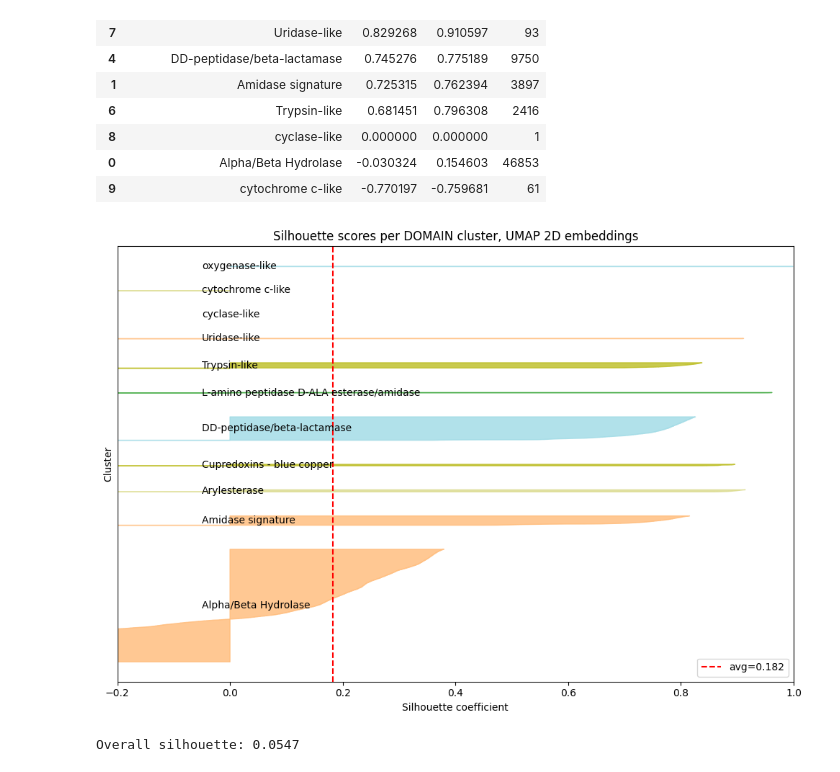
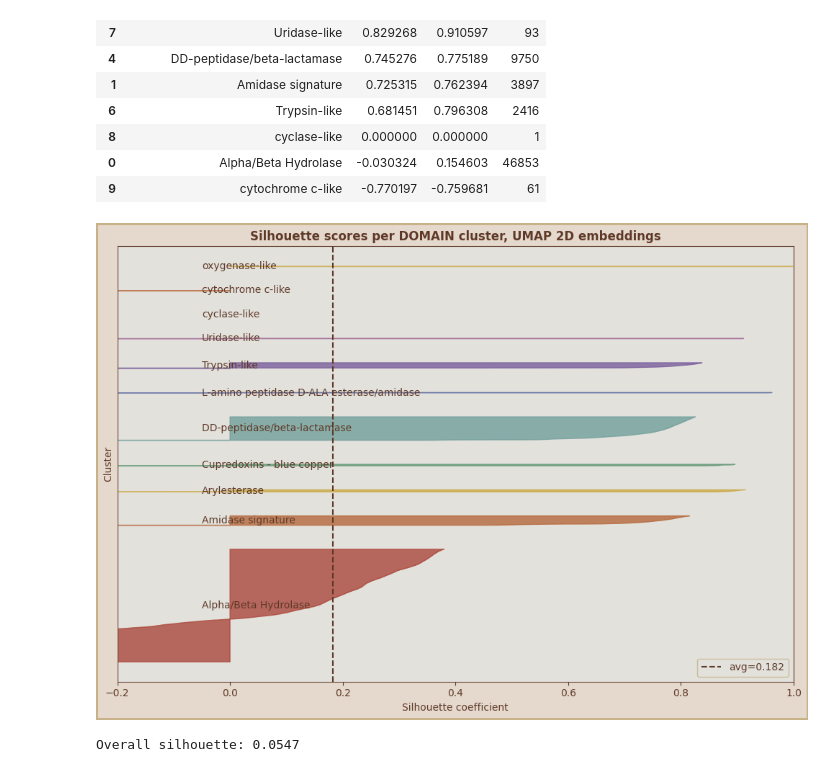
Before and after one commit to petadex/igem-toronto, a Jupyter notebook: resources/260324_issue51_clusterquantification/cluster_quantification.ipynb, the cells around one changed output. Cells and saved outputs as stored; diff of their text form; code cells hidden in the pictures.

Commit message:
styled plots to match wiki

```diff
--- a/resources/260324_issue51_clusterquantification/cluster_quantification.ipynb
+++ b/resources/260324_issue51_clusterquantification/cluster_quantification.ipynb
@@ -82,13 +106,15 @@ Overall silhouette: 0.0315
 # %%
 unique_clusters = np.unique(labels)
 fig, ax = plt.subplots(figsize=(10, 7))
+fig.patch.set_edgecolor(OUTLINE)
+fig.patch.set_linewidth(4)
 y_lower = 10
-for cluster in unique_clusters:
+for i, cluster in enumerate(unique_clusters):
     vals = np.sort(sample_sil[labels == cluster])
     size = vals.shape[0]
     y_upper = y_lower + size
 
-    color = plt.cm.tab20(hash(cluster) % 20)
+    color = ACCENTS[i % len(ACCENTS)]
     ax.fill_betweenx(
         np.arange(y_lower, y_upper),
         0, vals,
@@ -97,13 +123,15 @@ for cluster in unique_clusters:
     ax.text(-0.05, y_lower + 0.5 * size, str(cluster), va='center')
     y_lower = y_upper + 2000  # gap between clusters
 
-ax.axvline(x=silhouette_avg, color='red', linestyle='--', label=f'avg={silhouette_avg:.3f}')
 ax.set_title('Silhouette scores per DOMAIN cluster, 640D embeddings')
-ax.set_xlabel('Silhouette coefficient')
+ax.set_xlabel('Silhouette coefficient (higher means better clustering)')
 ax.set_ylabel('Cluster')
 ax.set_yticks([])
 ax.set_xlim([-0.2, 1.0])
 ax.legend(loc='best')
 plt.tight_layout()
+plt.savefig('plots/Domain640.svg')
+plt.savefig('plots/Domain640.png')
+
 plt.show()
 # %% [output]
@@ -160,13 +188,15 @@ Overall silhouette: -0.0355
 # %%
 unique_clusters = np.unique(labels)
 fig, ax = plt.subplots(figsize=(10, 7))
+fig.patch.set_edgecolor(OUTLINE)
+fig.patch.set_linewidth(4)
 y_lower = 10
-for cluster in unique_clusters:
+for i, cluster in enumerate(unique_clusters):
     vals = np.sort(sample_sil[labels == cluster])
     size = vals.shape[0]
     y_upper = y_lower + size
 
-    color = plt.cm.tab20(hash(cluster) % 20)
+    color = ACCENTS[i % len(ACCENTS)]
     ax.fill_betweenx(
         np.arange(y_lower, y_upper),
         0, vals,
@@ -175,7 +205,7 @@ for cluster in unique_clusters:
     ax.text(-0.05, y_lower + 0.5 * size, str(cluster), va='center')
     y_lower = y_upper + 2000  # gap between clusters
 
-ax.axvline(x=silhouette_avg, color='red', linestyle='--', label=f'avg={silhouette_avg:.3f}')
+ax.axvline(x=silhouette_avg, color=STROKE, linestyle='--', label=f'avg={silhouette_avg:.3f}')
 ax.set_title('Silhouette scores per COMPONENT cluster, 640D embeddings')
 ax.set_xlabel('Silhouette coefficient')
 ax.set_ylabel('Cluster')
@@ -183,5 +213,6 @@ ax.set_yticks([])
 ax.set_xlim([-0.2, 1.0])
 ax.legend(loc='best')
 plt.tight_layout()
+plt.savefig('plots/Component640.svg')
 plt.show()
 # %% [output]
@@ -230,33 +261,36 @@ Overall silhouette: 0.1824
 # %%
 unique_clusters = np.unique(labels)
 
 fig, ax = plt.subplots(figsize=(10, 7))
+fig.patch.set_edgecolor(OUTLINE)
+fig.patch.set_linewidth(4)
 y_lower = 10
-for cluster in unique_clusters:
+for i, cluster in enumerate(unique_clusters):
     vals = np.sort(sample_sil[labels == cluster])
     size = vals.shape[0]
     y_upper = y_lower + size
 
-    color = plt.cm.tab20(hash(cluster) % 20)
+    color = ACCENTS[i % len(ACCENTS)]
     ax.fill_betweenx(
         np.arange(y_lower, y_upper),
         0, vals,
         facecolor=color, edgecolor=color, alpha=0.8
     )
     ax.text(-0.05, y_lower + 0.5 * size, str(cluster), va='center')
     y_lower = y_upper + 10000  # gap between clusters
 
-ax.axvline(x=silhouette_avg, color='red', linestyle='--', label=f'avg={silhouette_avg:.3f}')
+ax.axvline(x=silhouette_avg, color=STROKE, linestyle='--', label=f'avg={silhouette_avg:.3f}')
 ax.set_title('Silhouette scores per DOMAIN cluster, UMAP 2D embeddings')
 ax.set_xlabel('Silhouette coefficient')
 ax.set_ylabel('Cluster')
 ax.set_yticks([])
 ax.set_xlim([-0.2, 1.0])
 ax.legend(loc='best')
 plt.tight_layout()
+plt.savefig('plots/Domain2D.svg')
 plt.show()
 # %% [output]
-[figure, old version]
+[figure, new version]
 # %%
 # get a list of outliers, defined as those with silhouette score < -0.1, and save to csv
 outliers_df = sil_df[sil_df['silhouette'] < -0.1]
```
Also changed, not shown: parts of 4 cells of this notebook, 1 other file.
